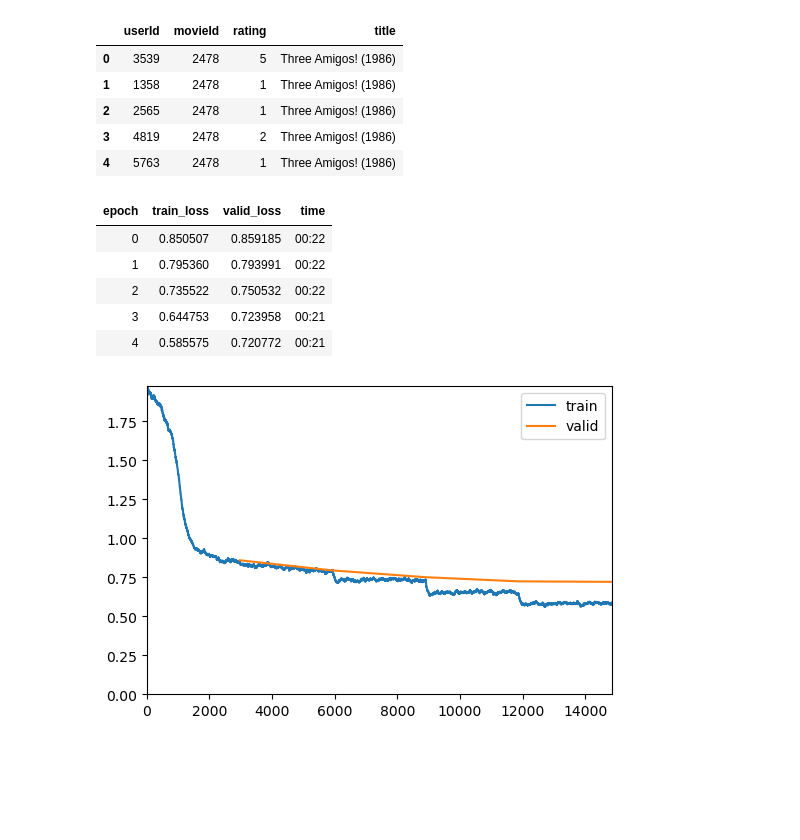
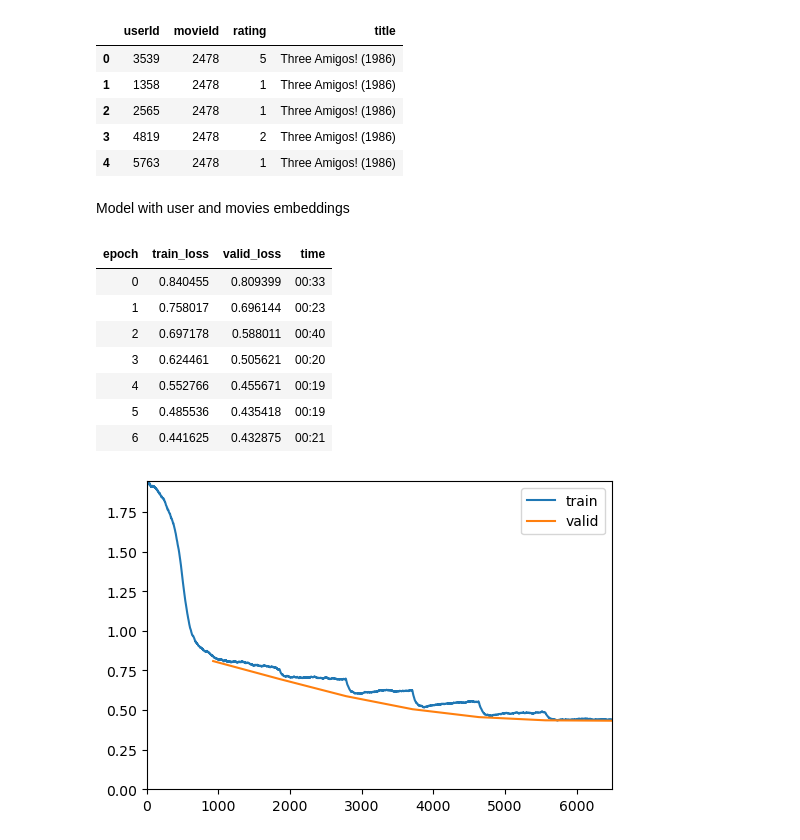
Before and after one commit to Ssslakter/hits-recsys, a Jupyter notebook: nbs/03_embed.ipynb, the cells around one changed output. Cells and saved outputs as stored; diff of their text form; code cells hidden in the pictures; blank space fills up the shorter version.

Commit message:
add embedding model

```diff
--- a/nbs/03_embed.ipynb
+++ b/nbs/03_embed.ipynb
@@ -26,4 +41,11 @@ dls = CollabDataLoaders.from_df(df, item_name='title', bs=256)
+# %%
+train, val = RandomSubsetSplitter(train_sz=0.7, valid_sz=0.3)(ds)
+# %%
+dls = DataLoaders.from_dsets(ds,Subset(ds,val), bs=1024)
+# %% [markdown]
+Model with user and movies embeddings
 # %%
+#|export
 class EmbeddingDotBias(Module):
     def __init__(self, n_factors, n_users, n_items, y_range=None):
         self.y_range = y_range
@@ -37,25 +59,20 @@ class EmbeddingDotBias(Module):
         res = dot.sum(1) + self.u_bias(users).squeeze() + self.i_bias(items).squeeze()
         if self.y_range is None: return res
         return torch.sigmoid(res) * (self.y_range[1]-self.y_range[0]) + self.y_range[0]
-
-    @classmethod
-    def from_classes(cls, n_factors, classes, user=None, item=None, y_range=None):
-        "Build a model with `n_factors` by inferring `n_users` and  `n_items` from `classes`"
-        if user is None: user = list(classes.keys())[0]
-        if item is None: item = list(classes.keys())[1]
-        res = cls(n_factors, len(classes[user]), len(classes[item]), y_range=y_range)
-        res.classes,res.user,res.item = classes,user,item
-        return res
 # %%
-model = EmbeddingDotBias.from_classes(50, dls.classes, y_range=(0,5.5))
+model = EmbeddingDotBias(50, len(ds.user_map), len(ds.movie_map), y_range=(0,5.5))
+model = torch.compile(model)
 learn = Learner(dls, model, loss_func=MSELossFlat())
 # %%
-learn.fit_one_cycle(5,5e-3, wd=0.1, cbs=[ShowGraphCallback()])
+#|eval: false
+learn.fit_one_cycle(7,6e-3, wd=0.1, cbs=[ShowGraphCallback()])
 # %% [output]
 | epoch | train_loss | valid_loss | time |
-| 0 | 0.850507 | 0.859185 | 00:22 |
-| 1 | 0.795360 | 0.793991 | 00:22 |
-| 2 | 0.735522 | 0.750532 | 00:22 |
-| 3 | 0.644753 | 0.723958 | 00:21 |
-| 4 | 0.585575 | 0.720772 | 00:21 |
+| 0 | 0.840455 | 0.809399 | 00:33 |
+| 1 | 0.758017 | 0.696144 | 00:23 |
+| 2 | 0.697178 | 0.588011 | 00:40 |
+| 3 | 0.624461 | 0.505621 | 00:20 |
+| 4 | 0.552766 | 0.455671 | 00:19 |
+| 5 | 0.485536 | 0.435418 | 00:19 |
+| 6 | 0.441625 | 0.432875 | 00:21 |
-[figure, old version]
+[figure, new version]
```
Also changed, not shown: parts of 24 cells of this notebook, 8 other files.
